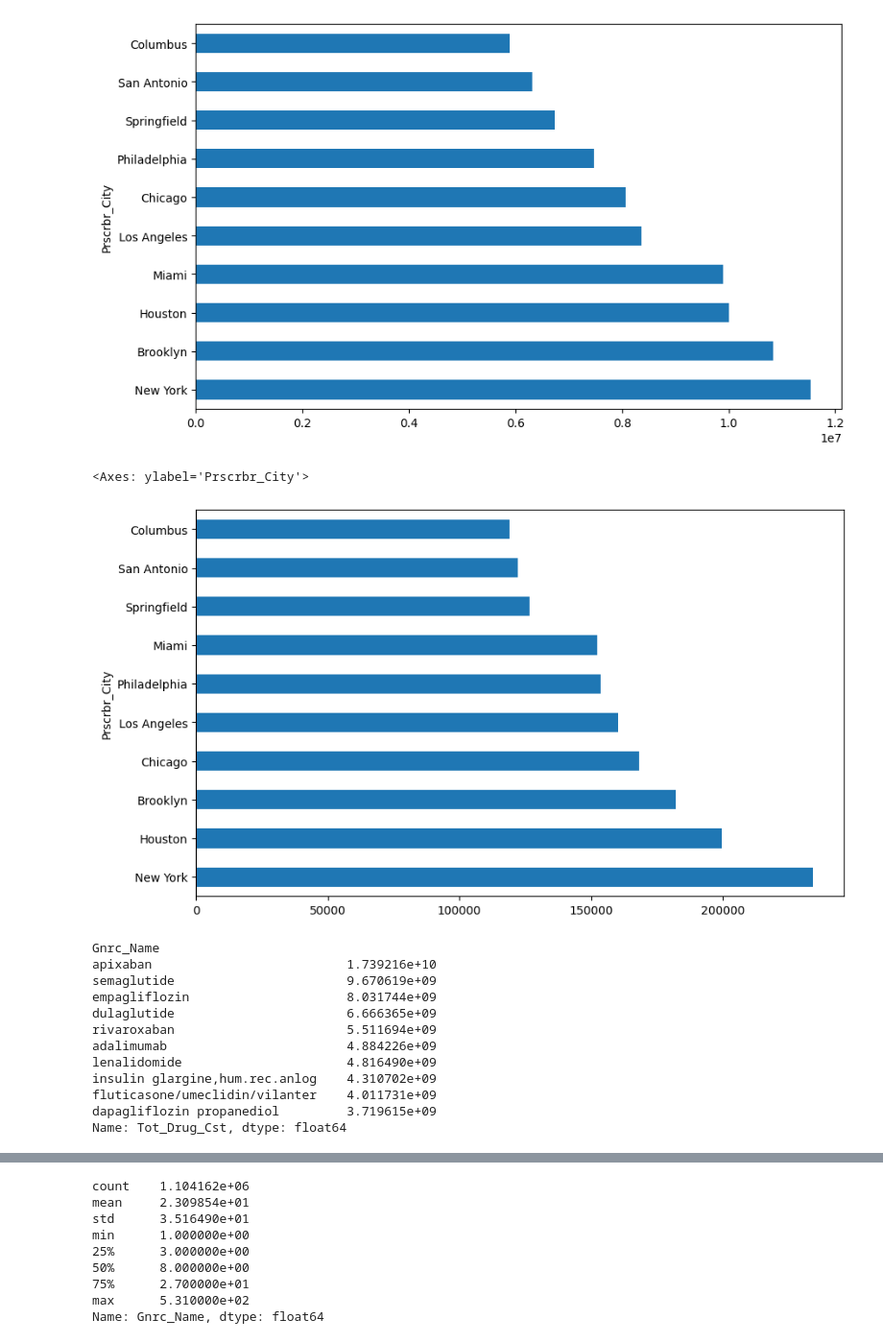
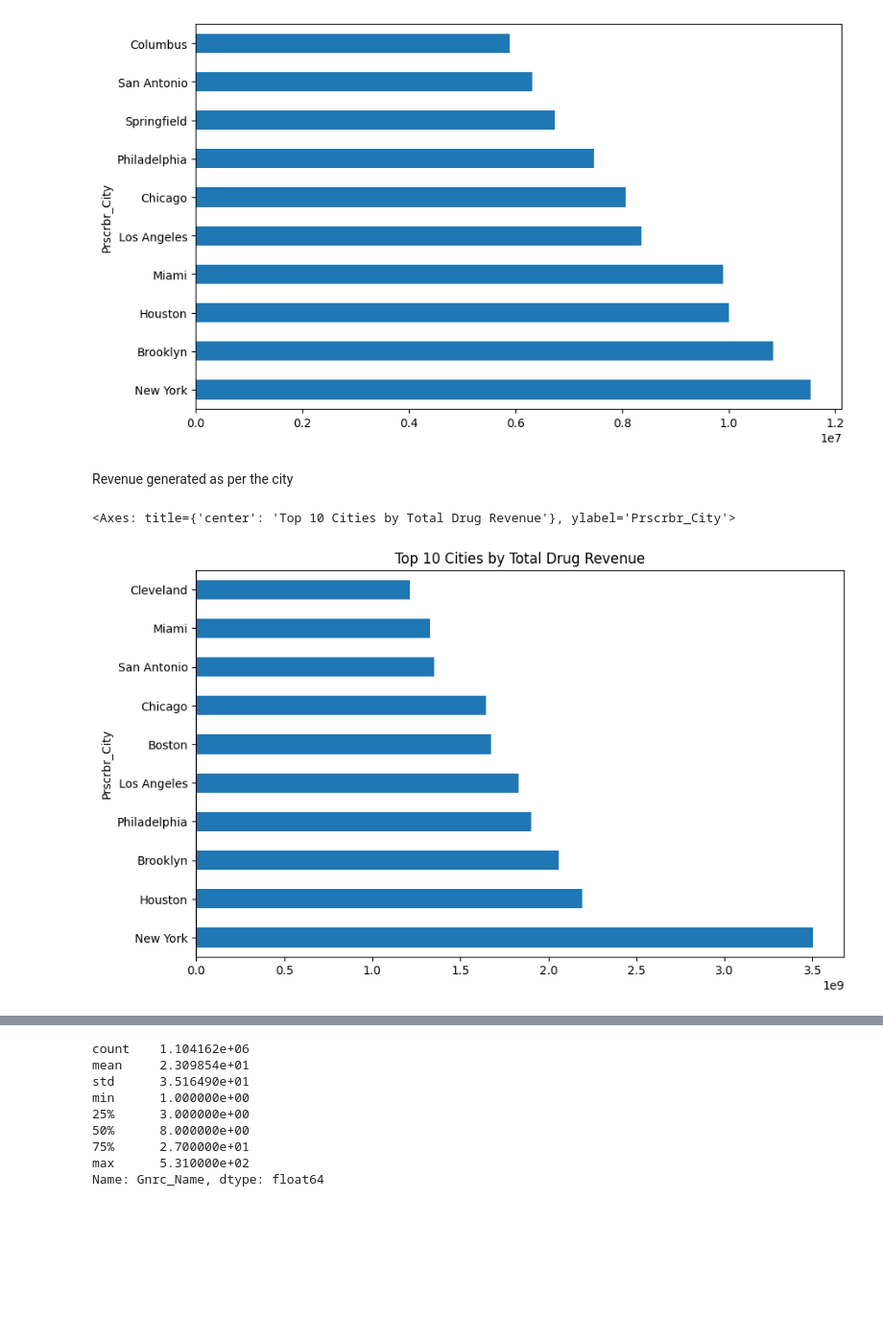
Before and after one commit to M-Nadeem-B/EDA_Medicare_part_D, a Jupyter notebook: EDA.ipynb, the cells around one changed output, grey strips where cells are left out. Shown at 96% size. Cells and saved outputs as stored; diff of their text form; code cells hidden in the pictures; blank space fills up the shorter version.

```diff
--- a/EDA.ipynb
+++ b/EDA.ipynb
@@ -536,37 +542,17 @@ top_cities.plot(kind='barh', figsize=(10,6))
 # %% [output]
 <Axes: ylabel='Prscrbr_City'>
 [figure]
+# %% [markdown]
+Revenue generated as per the city
 # %%
-top_cities_count = (
-    df.groupby('Prscrbr_City')['Tot_Clms']
-    .count()
+top_cities_revenue = (
+    df.groupby('Prscrbr_City')['Tot_Drug_Cst']
+    .sum()
     .sort_values(ascending=False)
     .head(10)
 )
 
-top_cities_count.plot(kind='barh', figsize=(10,6))
+top_cities_revenue.plot(kind='barh', figsize=(10,6), title="Top 10 Cities by Total Drug Revenue")
 # %% [output]
-<Axes: ylabel='Prscrbr_City'>
+<Axes: title={'center': 'Top 10 Cities by Total Drug Revenue'}, ylabel='Prscrbr_City'>
-[figure, old version]
+[figure, new version]
-# %%
-top_cost = (
-    df.groupby('Gnrc_Name')['Tot_Drug_Cst']
-    .sum()
-    .sort_values(ascending=False)
-    .head(10)
-)
-
-top_cost
-# %% [output]
-Gnrc_Name
-apixaban                          1.739216e+10
-semaglutide                       9.670619e+09
-empagliflozin                     8.031744e+09
-dulaglutide                       6.666365e+09
-rivaroxaban                       5.511694e+09
-adalimumab                        4.884226e+09
-lenalidomide                      4.816490e+09
-insulin glargine,hum.rec.anlog    4.310702e+09
-fluticasone/umeclidin/vilanter    4.011731e+09
-dapagliflozin propanediol         3.719615e+09
-Name: Tot_Drug_Cst, dtype: float64
```
Also changed, not shown: parts of 18 cells of this notebook.
